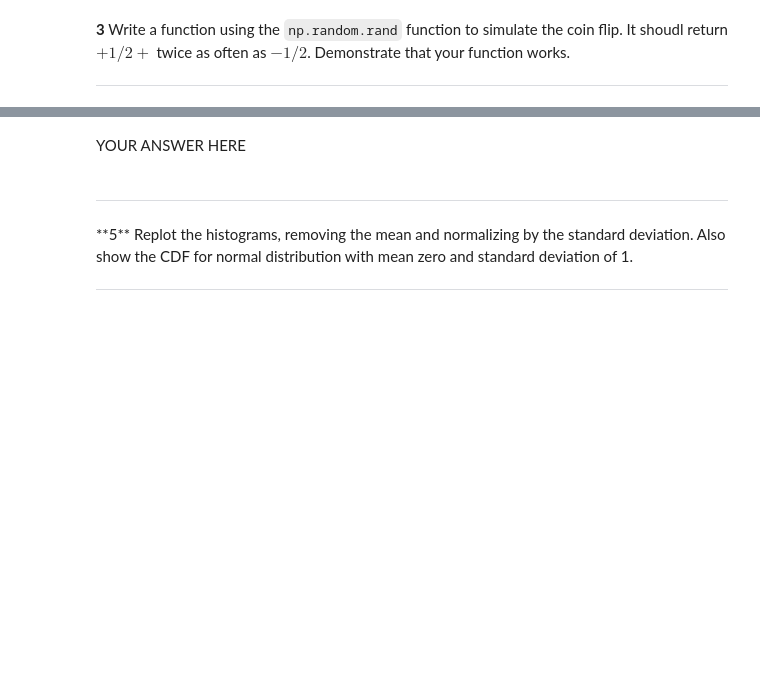
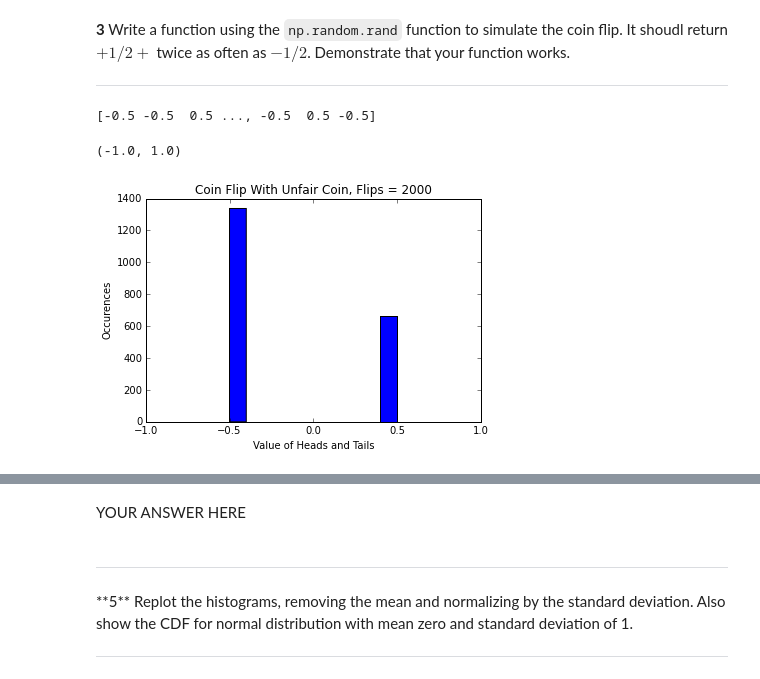
Before and after one commit to ingosh/Phy411Assignments, a Jupyter notebook: Assignment-01.ipynb, the cells around one changed output, grey strips where cells are left out. Saved outputs shown, nothing was run; the diff lists cells and outputs as text; code cells hidden in the pictures; blank space fills up the shorter version.

```diff
--- a/Assignment-01.ipynb
+++ b/Assignment-01.ipynb
@@ -144 +154,23 @@ raise NotImplementedError()
+# %%
+# YOUR CODE HERE
+def flipcoin(N,myseed):
+    import numpy as np
+    np.random.seed(seed=myseed)
+    flop = np.random.rand(N)
+    for i in range(N):
+        if flop[i] < 2./3.:
+            flop[i] = -1./2.
+        else:
+            flop[i] = 1./2.
+    return flop
+coin = flipcoin(2000, 789)
+print coin
+fig5=plt.figure();ax5=fig5.add_subplot(1,1,1);
+ax5.hist(coin,10); ax5.set_title('Coin Flip With Unfair Coin, Flips = 2000');
+ax5.set_xlabel('Value of Heads and Tails');ax5.set_ylabel('Occurences');ax5.set_xlim([-1.0,1.]);
+#raise NotImplementedError()
+# %% [output]
+[-0.5 -0.5  0.5 ..., -0.5  0.5 -0.5]
+(-1.0, 1.0)
+[figure, added]
 # %% [markdown]
```
Also changed, not shown: parts of 9 cells of this notebook.
